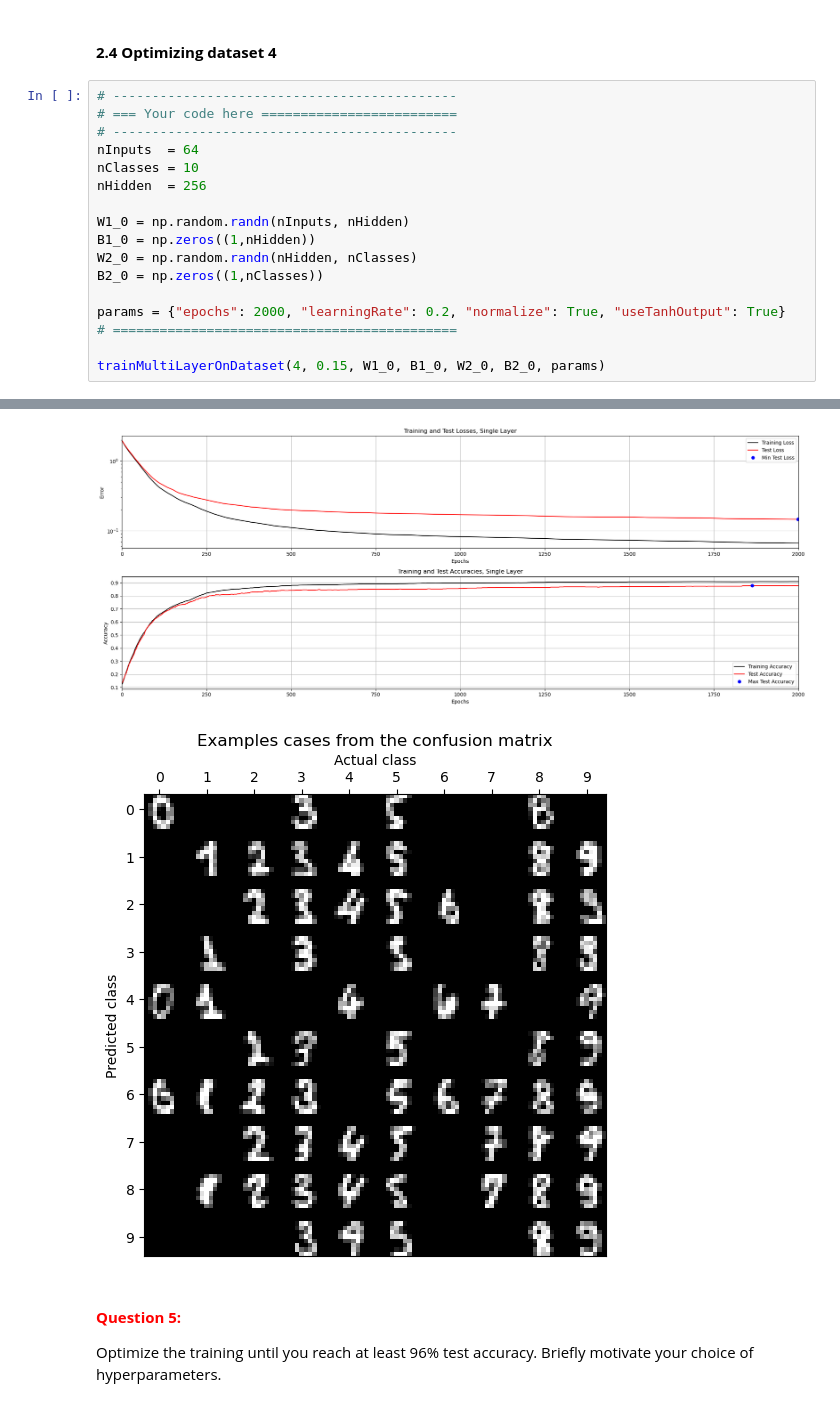
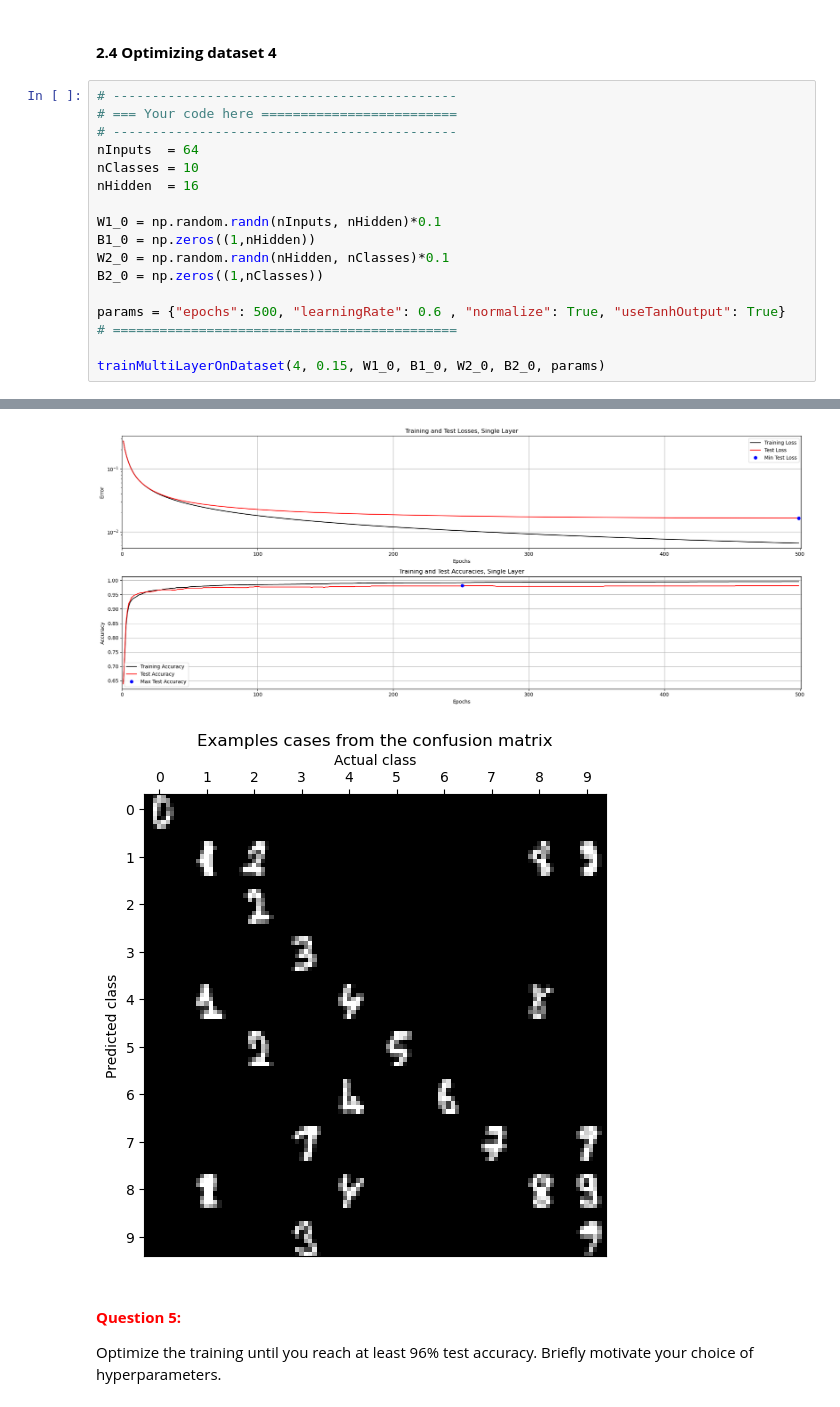
Before and after one commit to hugo-morvan/Neural_Networks, a Jupyter notebook: LabCode/A1_Supervised/main3_MultiLayer.ipynb, the cells around one changed output, grey strips where cells are left out. Drawn from its saved outputs; the diff is of its cells as text.

```diff
--- a/LabCode/A1_Supervised/main3_MultiLayer.ipynb
+++ b/LabCode/A1_Supervised/main3_MultiLayer.ipynb
@@ -477,14 +477,14 @@ Optimize the training until you reach at least 99% test accuracy. Briefly motiva
 # --------------------------------------------
 nInputs  = 64
 nClasses = 10
-nHidden  = 256
+nHidden  = 16
 
-W1_0 = np.random.randn(nInputs, nHidden)
+W1_0 = np.random.randn(nInputs, nHidden)*0.1
 B1_0 = np.zeros((1,nHidden))
-W2_0 = np.random.randn(nHidden, nClasses)
+W2_0 = np.random.randn(nHidden, nClasses)*0.1
 B2_0 = np.zeros((1,nClasses))
 
-params = {"epochs": 2000, "learningRate": 0.2, "normalize": True, "useTanhOutput": True}
+params = {"epochs": 500, "learningRate": 0.6 , "normalize": True, "useTanhOutput": True}
 # ============================================
 
 trainMultiLayerOnDataset(4, 0.15, W1_0, B1_0, W2_0, B2_0, params)
@@ -504,6 +504,6 @@ Test data confusion matrix:
  [ 0  0  0  0  0  0  0  0  0  0]]
-[figure, old version]
+[figure, new version]
-[figure, old version]
+[figure, new version]
 # %% [markdown]
 #### **<span style="color:red">Question 5:</span>**
 
```
Also changed, not shown: parts of 9 cells of this notebook, 3 other files.
